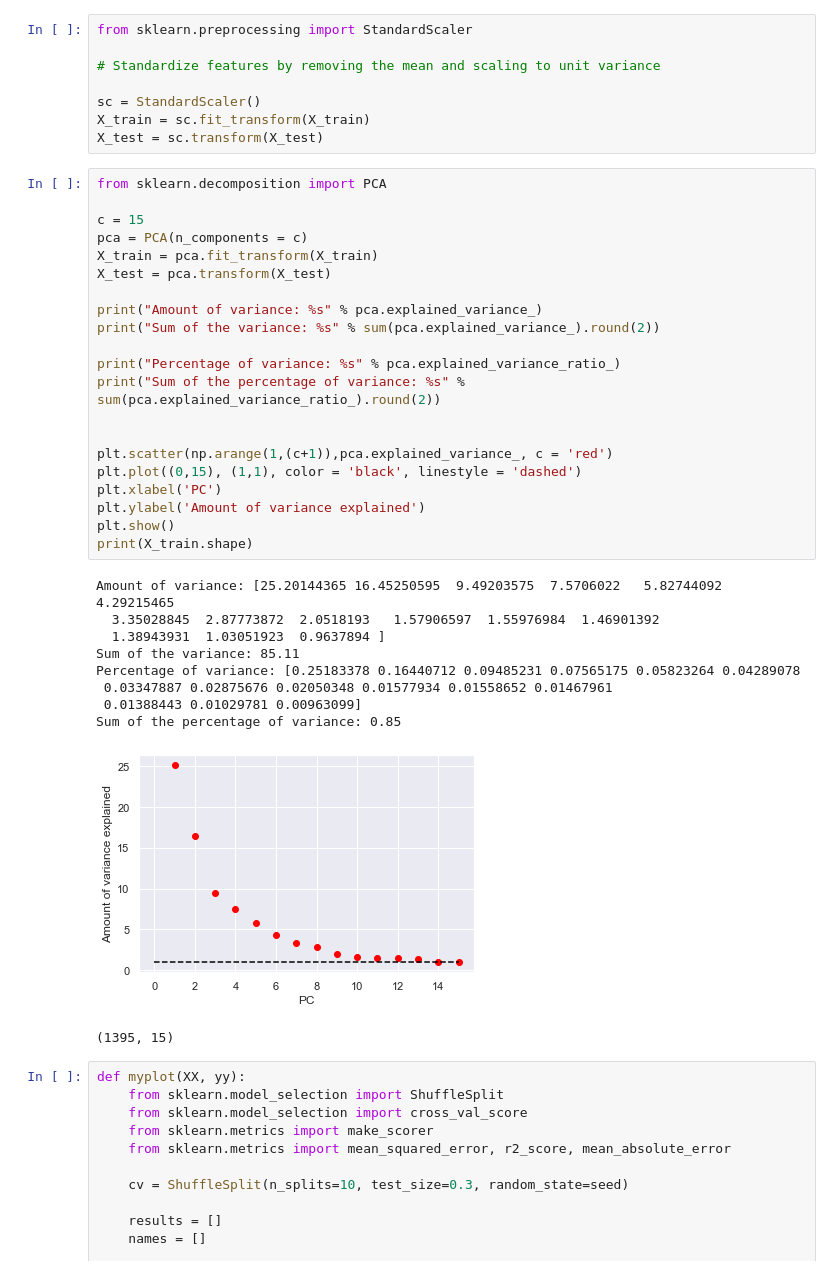
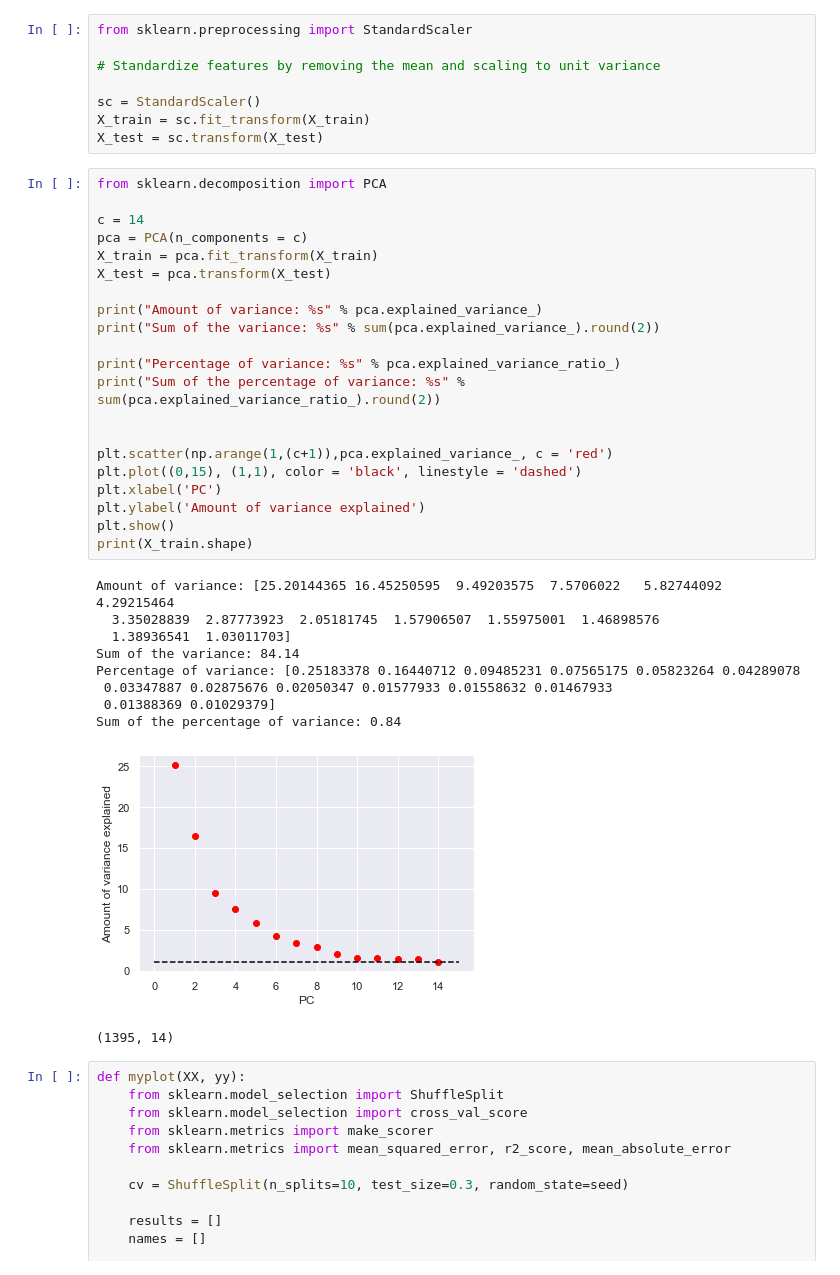
Before and after one commit to aditya0520/Regression-Analysis-of-Crime-Data, a Jupyter notebook: final.ipynb, the cells around one changed output. Saved outputs shown, nothing was run; the diff lists cells and outputs as text.

```diff
--- a/final.ipynb
+++ b/final.ipynb
@@ -261,35 +261,35 @@ X_test = sc.transform(X_test)
 # %%
 from sklearn.decomposition import PCA
 
-c = 15
+c = 14
 pca = PCA(n_components = c)
 X_train = pca.fit_transform(X_train)
 X_test = pca.transform(X_test)
 
 print("Amount of variance: %s" % pca.explained_variance_)
 print("Sum of the variance: %s" % sum(pca.explained_variance_).round(2))
 
 print("Percentage of variance: %s" % pca.explained_variance_ratio_)
 print("Sum of the percentage of variance: %s" % sum(pca.explained_variance_ratio_).round(2))
 
 
 plt.scatter(np.arange(1,(c+1)),pca.explained_variance_, c = 'red')
 plt.plot((0,15), (1,1), color = 'black', linestyle = 'dashed')
 plt.xlabel('PC')
 plt.ylabel('Amount of variance explained')
 plt.show()
 print(X_train.shape)
 # %% [output]
-Amount of variance: [25.20144365 16.45250595  9.49203575  7.5706022   5.82744092  4.29215465
-  3.35028845  2.87773872  2.0518193   1.57906597  1.55976984  1.46901392
-  1.38943931  1.03051923  0.9637894 ]
-Sum of the variance: 85.11
+Amount of variance: [25.20144365 16.45250595  9.49203575  7.5706022   5.82744092  4.29215464
+  3.35028839  2.87773923  2.05181745  1.57906507  1.55975001  1.46898576
+  1.38936541  1.03011703]
+Sum of the variance: 84.14
 Percentage of variance: [0.25183378 0.16440712 0.09485231 0.07565175 0.05823264 0.04289078
- 0.03347887 0.02875676 0.02050348 0.01577934 0.01558652 0.01467961
- 0.01388443 0.01029781 0.00963099]
-Sum of the percentage of variance: 0.85
+ 0.03347887 0.02875676 0.02050347 0.01577933 0.01558632 0.01467933
+ 0.01388369 0.01029379]
+Sum of the percentage of variance: 0.84
-[figure, old version]
+[figure, new version]
-(1395, 15)
+(1395, 14)
 # %%
 def myplot(XX, yy):
     from sklearn.model_selection import ShuffleSplit
```
Also changed, not shown: parts of 17 cells of this notebook.
